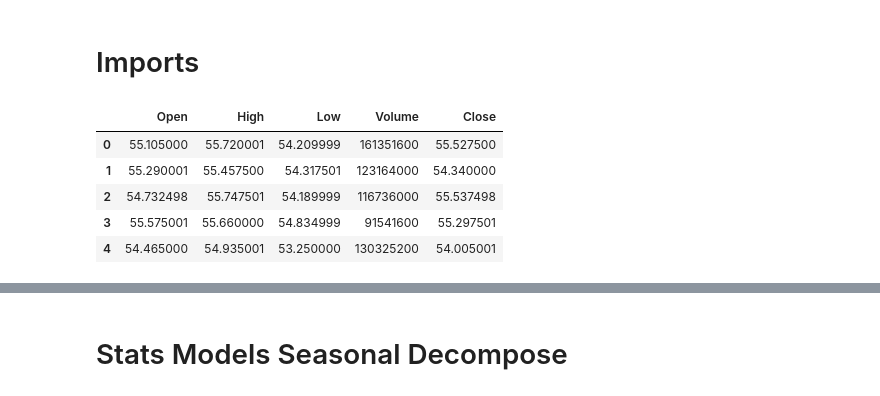
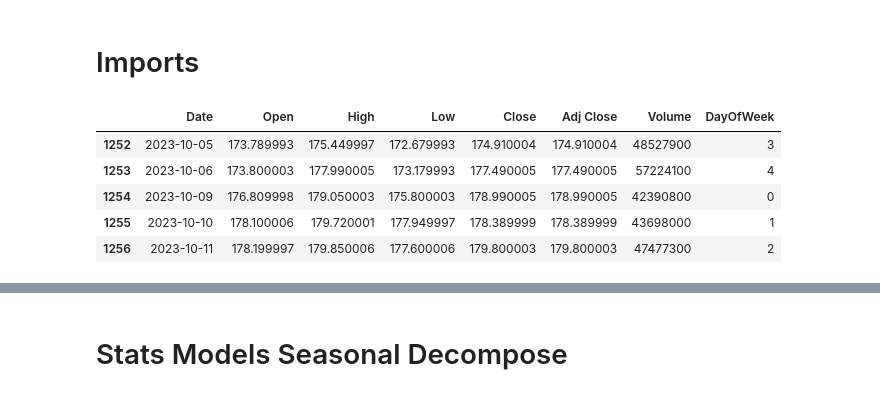
Before and after one commit to zapulam/StockPredictor2.0, a Jupyter notebook: dev.ipynb, the cells around one changed output, grey strips where cells are left out. Cells and saved outputs as stored; diff of their text form; code cells hidden in the pictures.

```diff
--- a/dev.ipynb
+++ b/dev.ipynb
@@ -7,16 +9,18 @@ from scipy import stats
 import statsmodels.api as sm
 import matplotlib.pyplot as plt
 from sklearn.linear_model import LinearRegression
-# %%
-df = pd.read_csv('daily_prices/AAPL.csv')[['Open', 'High', 'Low', 'Volume', 'Close']]
-df.head()
-# %% [output]
-|  | Open | High | Low | Volume | Close |
-| 0 | 55.105000 | 55.720001 | 54.209999 | 161351600 | 55.527500 |
-| 1 | 55.290001 | 55.457500 | 54.317501 | 123164000 | 54.340000 |
-| 2 | 54.732498 | 55.747501 | 54.189999 | 116736000 | 55.537498 |
-| 3 | 55.575001 | 55.660000 | 54.834999 | 91541600 | 55.297501 |
-| 4 | 54.465000 | 54.935001 | 53.250000 | 130325200 | 54.005001 |
+# %%
+df = pd.read_csv('daily_prices/AAPL.csv')
+df['Date'] = pd.to_datetime(df['Date'])
+df['DayOfWeek'] = df['Date'].dt.dayofweek
+df.tail()
+# %% [output]
+|  | Date | Open | High | Low | Close | Adj Close | Volume | DayOfWeek |
+| 1252 | 2023-10-05 | 173.789993 | 175.449997 | 172.679993 | 174.910004 | 174.910004 | 48527900 | 3 |
+| 1253 | 2023-10-06 | 173.800003 | 177.990005 | 173.179993 | 177.490005 | 177.490005 | 57224100 | 4 |
+| 1254 | 2023-10-09 | 176.809998 | 179.050003 | 175.800003 | 178.990005 | 178.990005 | 42390800 | 0 |
+| 1255 | 2023-10-10 | 178.100006 | 179.720001 | 177.949997 | 178.389999 | 178.389999 | 43698000 | 1 |
+| 1256 | 2023-10-11 | 178.199997 | 179.850006 | 177.600006 | 179.800003 | 179.800003 | 47477300 | 2 |
 # %%
 # Extract the time and value columns
 time_series = np.array(range(len(df['Date'])))  # Replace with your time column name
```
Also changed, not shown: parts of 12 cells of this notebook.
